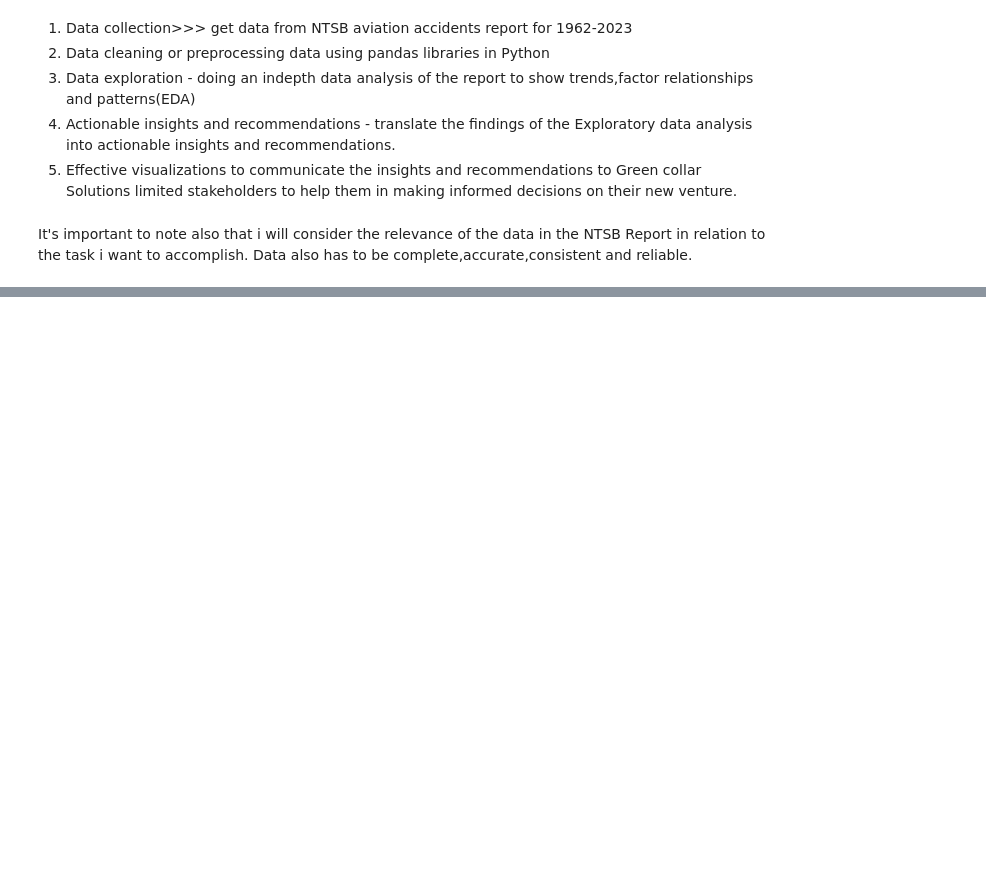
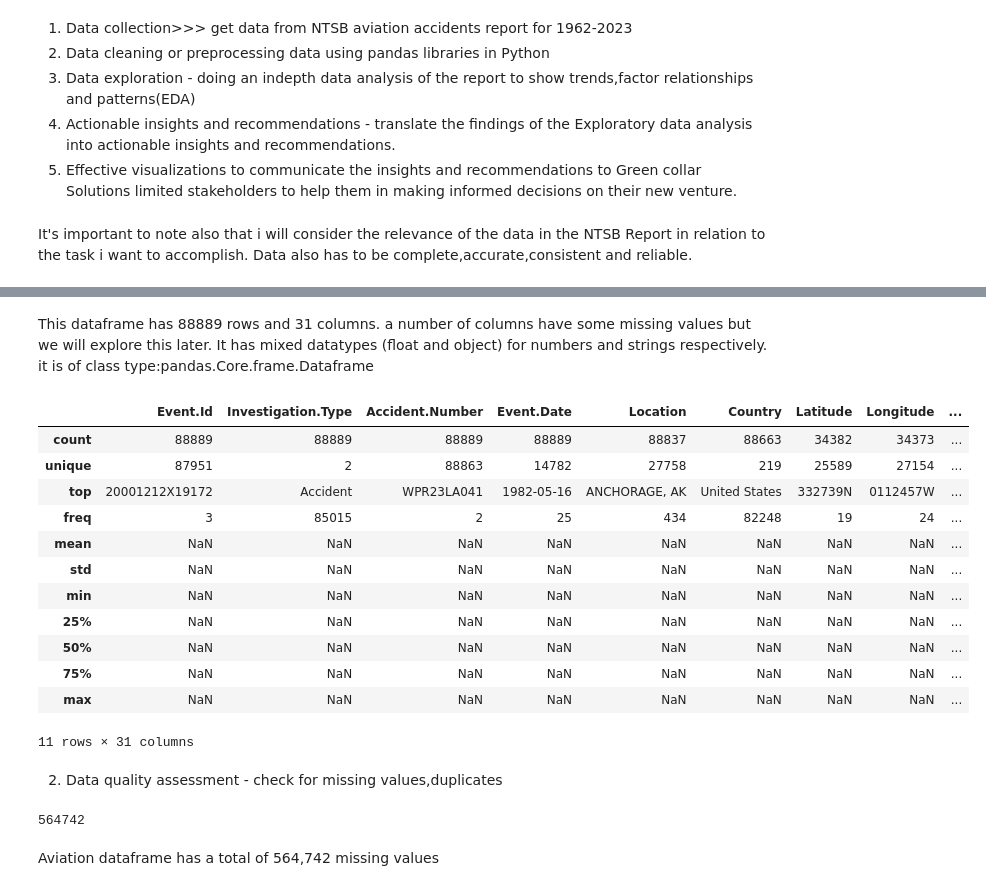
Before and after one commit to Liliankaburo/dsc-phase-1-project-v3, a Jupyter notebook: student.ipynb, the cells around one changed output, grey strips where cells are left out. Saved outputs shown, nothing was run; the diff lists cells and outputs as text; code cells hidden in the pictures; blank space fills up the shorter version.

Commit message:
exploring the dataframe

```diff
--- a/student.ipynb
+++ b/student.ipynb
@@ -47,0 +58,6 @@ It's important to note also that i will consider the relevance of the data in th
+# %%
+#load  'Aviation_data.csv' file into dataframe 'Aviation_df'
+
+Aviation_df = pd.read_csv('AviationData.csv',encoding='ISO-8859-1',low_memory=False)
+#display the first 5 rows of the dataframe
+Aviation_df.head()
@@ -47,0 +115,28 @@ It's important to note also that i will consider the relevance of the data in th
+# %% [markdown]
+This dataframe has 88889 rows and 31 columns. a number of columns have some missing values but we will explore this later. It has mixed datatypes (float and object) for numbers and strings respectively. it is of class type:pandas.Core.frame.Dataframe
+# %%
+#Get the descriptive statistics for the dataframe
+Aviation_df.describe(include='all')
+# %% [output]
+|  | Event.Id | Investigation.Type | Accident.Number | Event.Date | Location | Country | Latitude | Longitude | ... |
+| count | 88889 | 88889 | 88889 | 88889 | 88837 | 88663 | 34382 | 34373 | ... |
+| unique | 87951 | 2 | 88863 | 14782 | 27758 | 219 | 25589 | 27154 | ... |
+| top | 20001212X19172 | Accident | WPR23LA041 | 1982-05-16 | ANCHORAGE, AK | United States | 332739N | 0112457W | ... |
+| freq | 3 | 85015 | 2 | 25 | 434 | 82248 | 19 | 24 | ... |
+| mean | NaN | NaN | NaN | NaN | NaN | NaN | NaN | NaN | ... |
+| std | NaN | NaN | NaN | NaN | NaN | NaN | NaN | NaN | ... |
+| min | NaN | NaN | NaN | NaN | NaN | NaN | NaN | NaN | ... |
+| 25% | NaN | NaN | NaN | NaN | NaN | NaN | NaN | NaN | ... |
+| 50% | NaN | NaN | NaN | NaN | NaN | NaN | NaN | NaN | ... |
+| 75% | NaN | NaN | NaN | NaN | NaN | NaN | NaN | NaN | ... |
+| max | NaN | NaN | NaN | NaN | NaN | NaN | NaN | NaN | ... |
+11 rows × 31 columns
+# %% [markdown]
+2. Data quality assessment - check for missing values,duplicates
+# %%
+#display athe total number of missing values
+print(Aviation_df.isnull().sum().sum())
+# %% [output]
+564742
+# %% [markdown]
+Aviation dataframe has a total of 564,742 missing values
```
Also changed, not shown: parts of 18 cells of this notebook, 2 other files.
